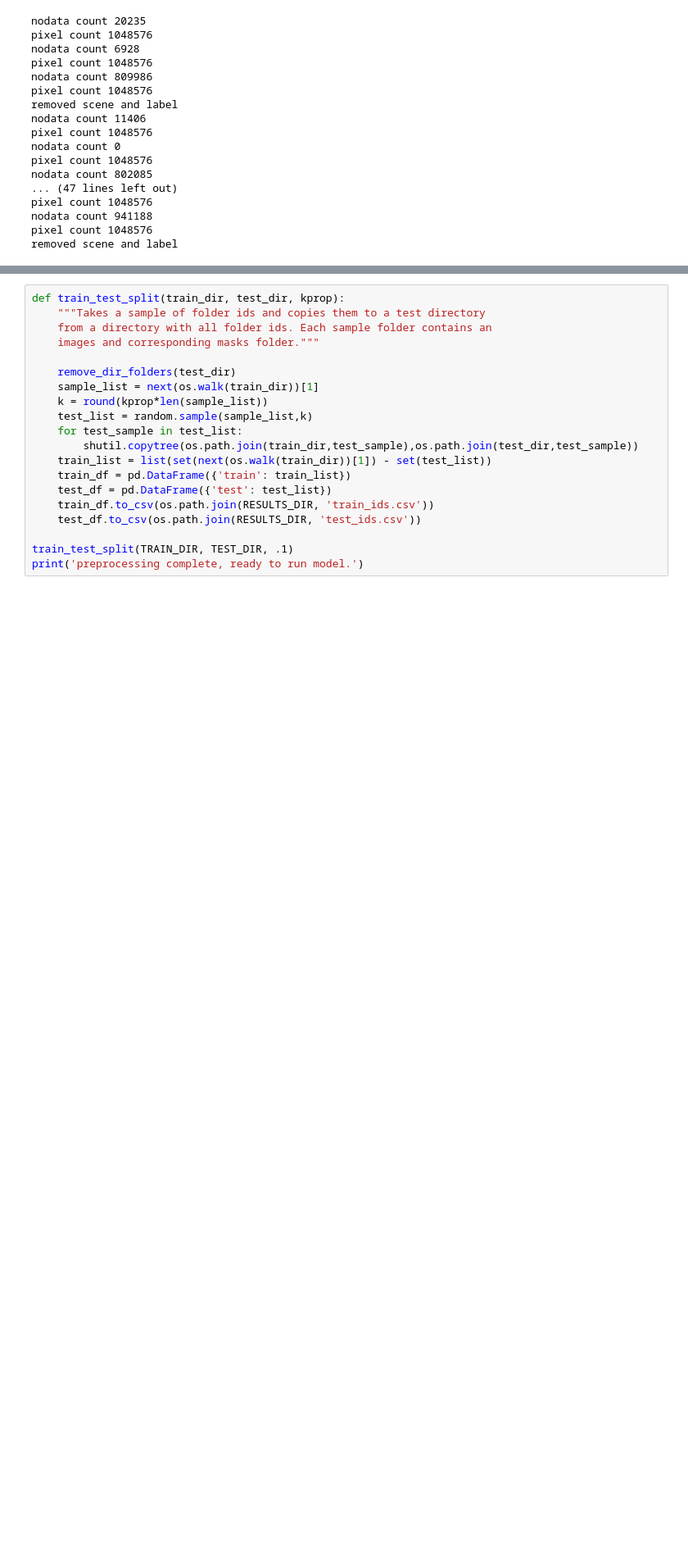
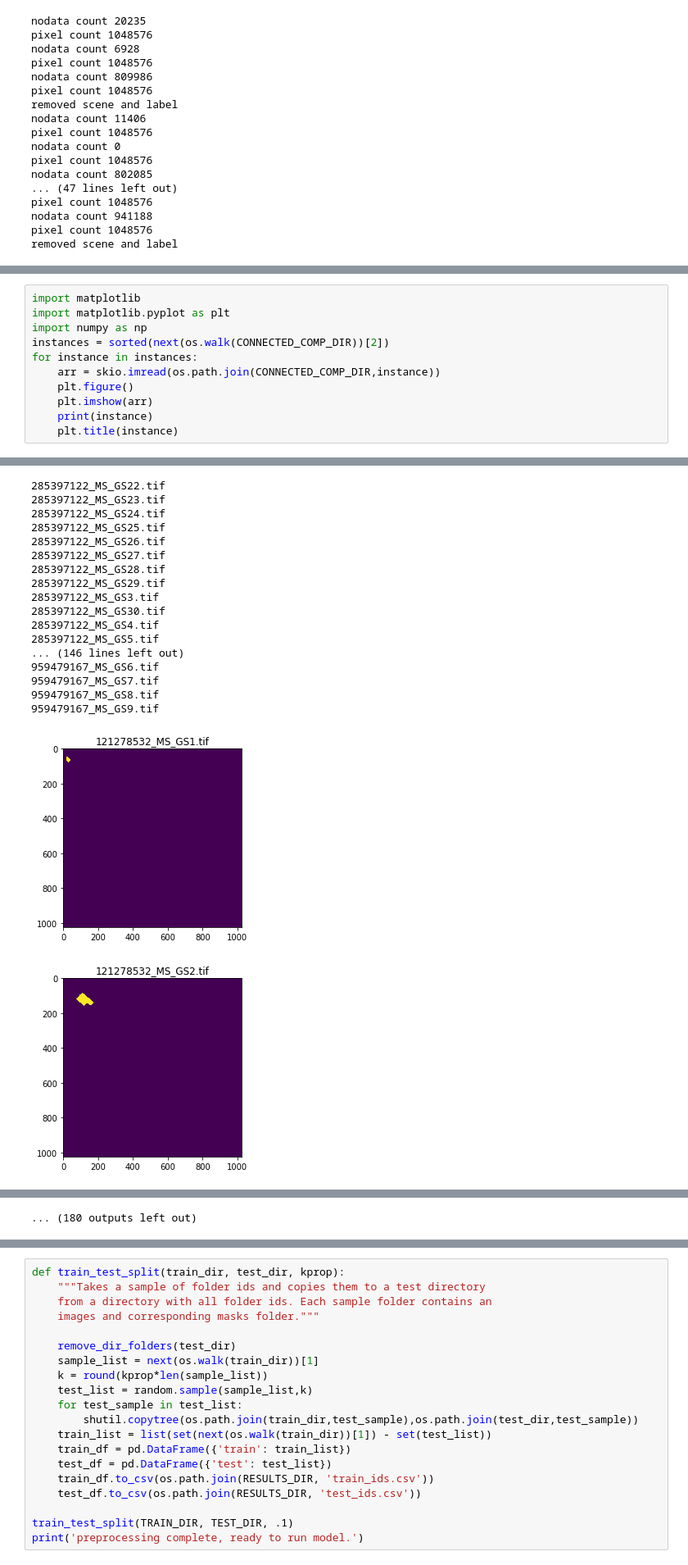
Before and after one commit to agcopenhaver/CropMask_RCNN, a Jupyter notebook: notebooks/Center-Pivot-PreProcessing-and-Vis.ipynb, the cells around one changed output, grey strips where cells are left out. Shown at 82% size. Cells and saved outputs as stored; diff of their text form; blank space fills up the shorter version.

Commit message:
generated plots of instance sto make list of center pivots

```diff
--- a/notebooks/Center-Pivot-PreProcessing-and-Vis.ipynb
+++ b/notebooks/Center-Pivot-PreProcessing-and-Vis.ipynb
@@ -236,0 +241,12 @@ def preprocess():
+# %%
+import matplotlib
+import matplotlib.pyplot as plt
+import numpy as np
+instances = sorted(next(os.walk(CONNECTED_COMP_DIR))[2])
+for instance in instances:
+    arr = skio.imread(os.path.join(CONNECTED_COMP_DIR,instance))
+    plt.figure()
+    plt.imshow(arr)
+    print(instance)
+    plt.title(instance)
+# %% [output]
@@ -236,0 +270,19 @@ def preprocess():
+285397122_MS_GS22.tif
+285397122_MS_GS23.tif
+285397122_MS_GS24.tif
+285397122_MS_GS25.tif
+285397122_MS_GS26.tif
+285397122_MS_GS27.tif
+285397122_MS_GS28.tif
+285397122_MS_GS29.tif
+285397122_MS_GS3.tif
+285397122_MS_GS30.tif
+285397122_MS_GS4.tif
+285397122_MS_GS5.tif
+... (146 lines left out)
+959479167_MS_GS6.tif
+959479167_MS_GS7.tif
+959479167_MS_GS8.tif
+959479167_MS_GS9.tif
+[figure, added]
+[figure, added]
@@ -237,3 +297,4 @@ def preprocess():
+... (180 outputs left out)
 # %%
 preprocess()
 # %% [output]
```
Also changed, not shown: parts of 3 cells of this notebook.
